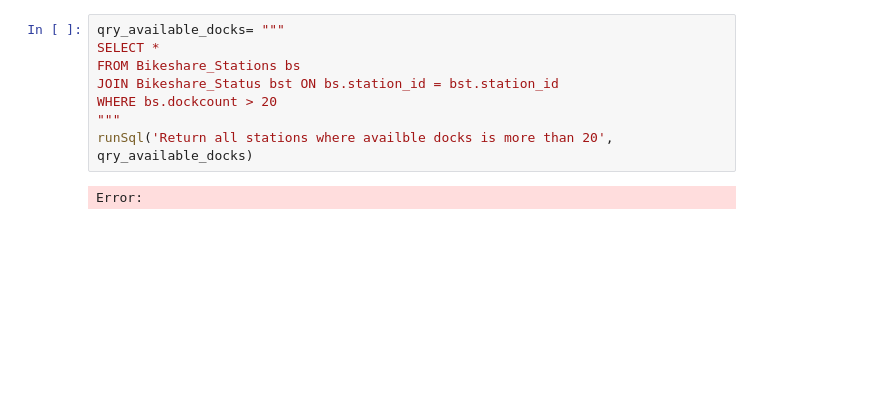
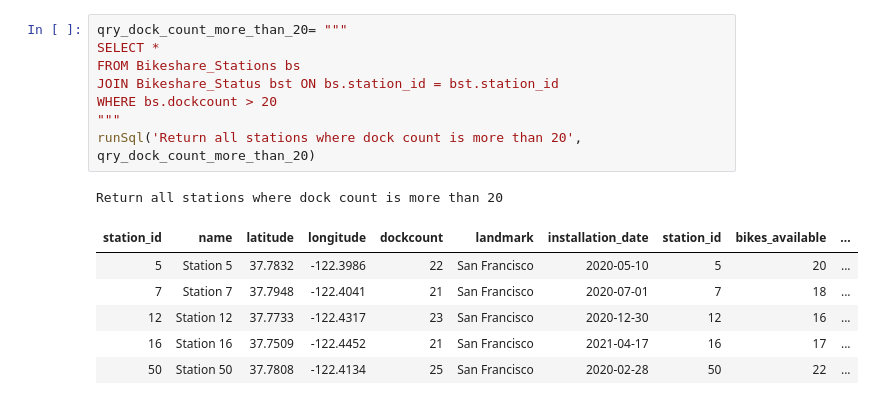
Before and after one commit to Antoeni/Database-Project, a Jupyter notebook: SFProject_Kerry.ipynb, the cells around one changed output. Drawn from its saved outputs; the diff is of its cells as text; blank space fills up the shorter version.

```diff
--- a/SFProject_Kerry.ipynb
+++ b/SFProject_Kerry.ipynb
@@ -397,10 +543,16 @@ Error:
 # %%
-qry_available_docks= """
+qry_dock_count_more_than_20= """
 SELECT *
 FROM Bikeshare_Stations bs
 JOIN Bikeshare_Status bst ON bs.station_id = bst.station_id
 WHERE bs.dockcount > 20
 """
-runSql('Return all stations where availble docks is more than 20', qry_available_docks)
+runSql('Return all stations where dock count is more than 20', qry_dock_count_more_than_20)
 # %% [output]
-Error:
+Return all stations where dock count is more than 20
+| station_id | name | latitude | longitude | dockcount | landmark | installation_date | station_id | bikes_available | ... |
+| 5 | Station 5 | 37.7832 | -122.3986 | 22 | San Francisco | 2020-05-10 | 5 | 20 | ... |
+| 7 | Station 7 | 37.7948 | -122.4041 | 21 | San Francisco | 2020-07-01 | 7 | 18 | ... |
+| 12 | Station 12 | 37.7733 | -122.4317 | 23 | San Francisco | 2020-12-30 | 12 | 16 | ... |
+| 16 | Station 16 | 37.7509 | -122.4452 | 21 | San Francisco | 2021-04-17 | 16 | 17 | ... |
+| 50 | Station 50 | 37.7808 | -122.4134 | 25 | San Francisco | 2020-02-28 | 50 | 22 | ... |
```
Also changed, not shown: parts of 7 cells of this notebook.
